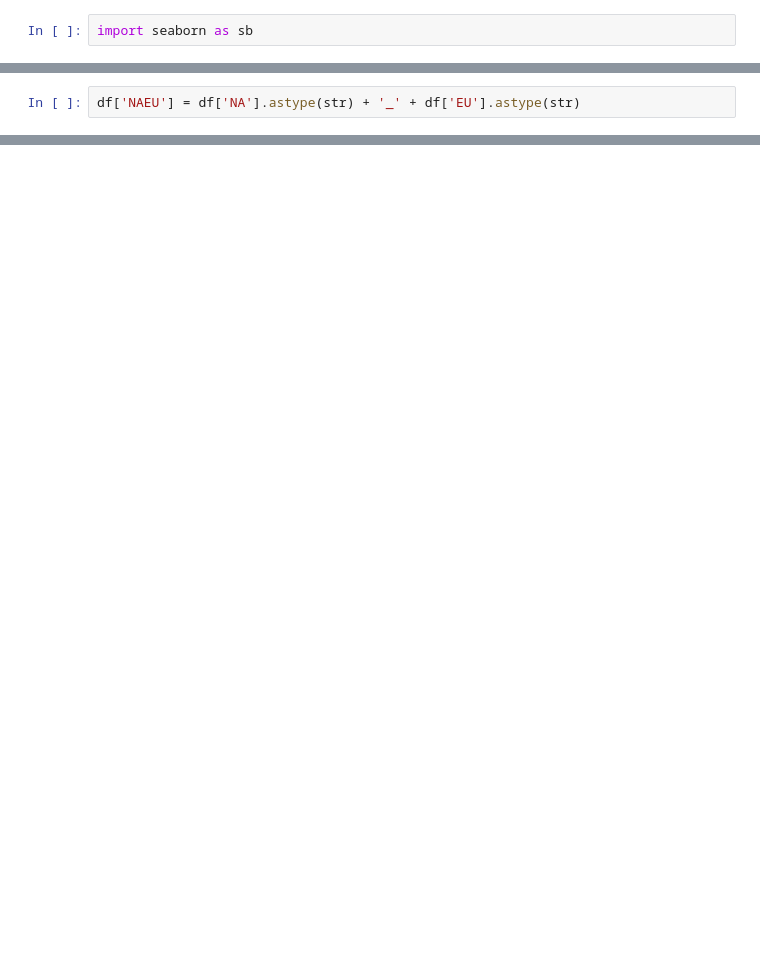
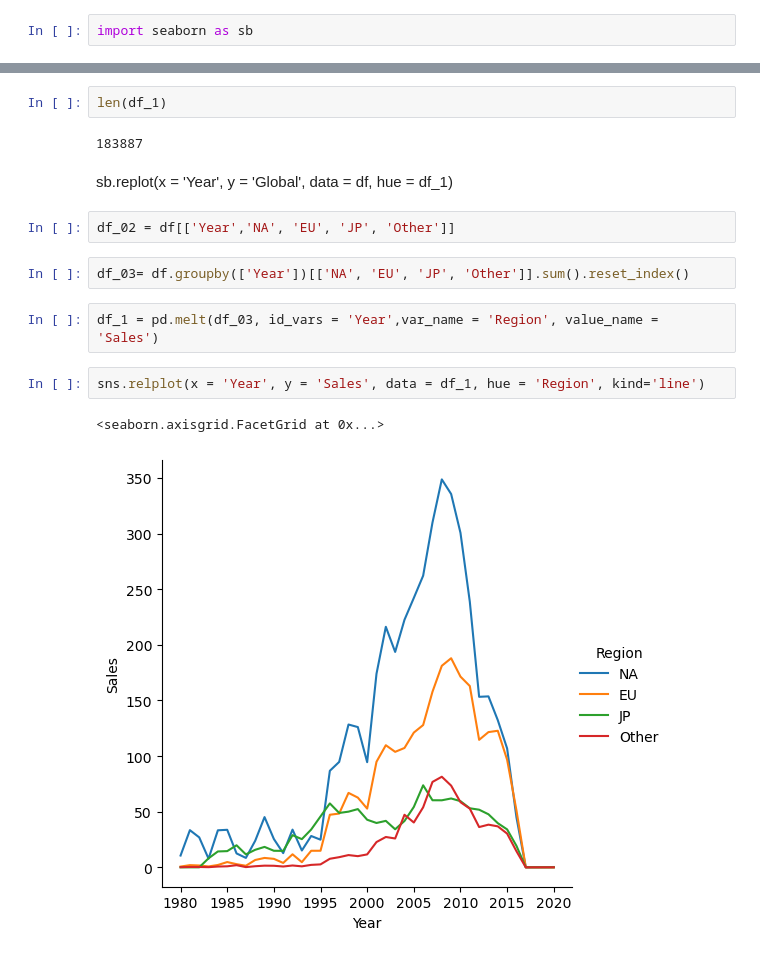
Before and after one commit to YanaStefanovich/EDA-Video-Game-Sales, a Jupyter notebook: Games.ipynb, the cells around one changed output, grey strips where cells are left out. Drawn from its saved outputs; the diff is of its cells as text; blank space fills up the shorter version.

```diff
--- a/Games.ipynb
+++ b/Games.ipynb
@@ -144,2 +143,0 @@ sb.lineplot(x = 'Year', y = 'Global', data = df)
-# %%
-df['NAEU'] = df['NA'].astype(str) + '_' + df['EU'].astype(str)
@@ -157,0 +162,17 @@ sns.relplot(
+# %%
+len(df_1)
+# %% [output]
+183887
+# %% [markdown]
+sb.replot(x = 'Year', y = 'Global', data = df, hue = df_1)
+# %%
+df_02 = df[['Year','NA', 'EU', 'JP', 'Other']]
+# %%
+df_03= df.groupby(['Year'])[['NA', 'EU', 'JP', 'Other']].sum().reset_index()
+# %%
+df_1 = pd.melt(df_03, id_vars = 'Year',var_name = 'Region', value_name = 'Sales')
+# %%
+sns.relplot(x = 'Year', y = 'Sales', data = df_1, hue = 'Region', kind='line')
+# %% [output]
+<seaborn.axisgrid.FacetGrid at 0x...>
+[figure, added]
```
Also changed, not shown: parts of 5 cells of this notebook.
